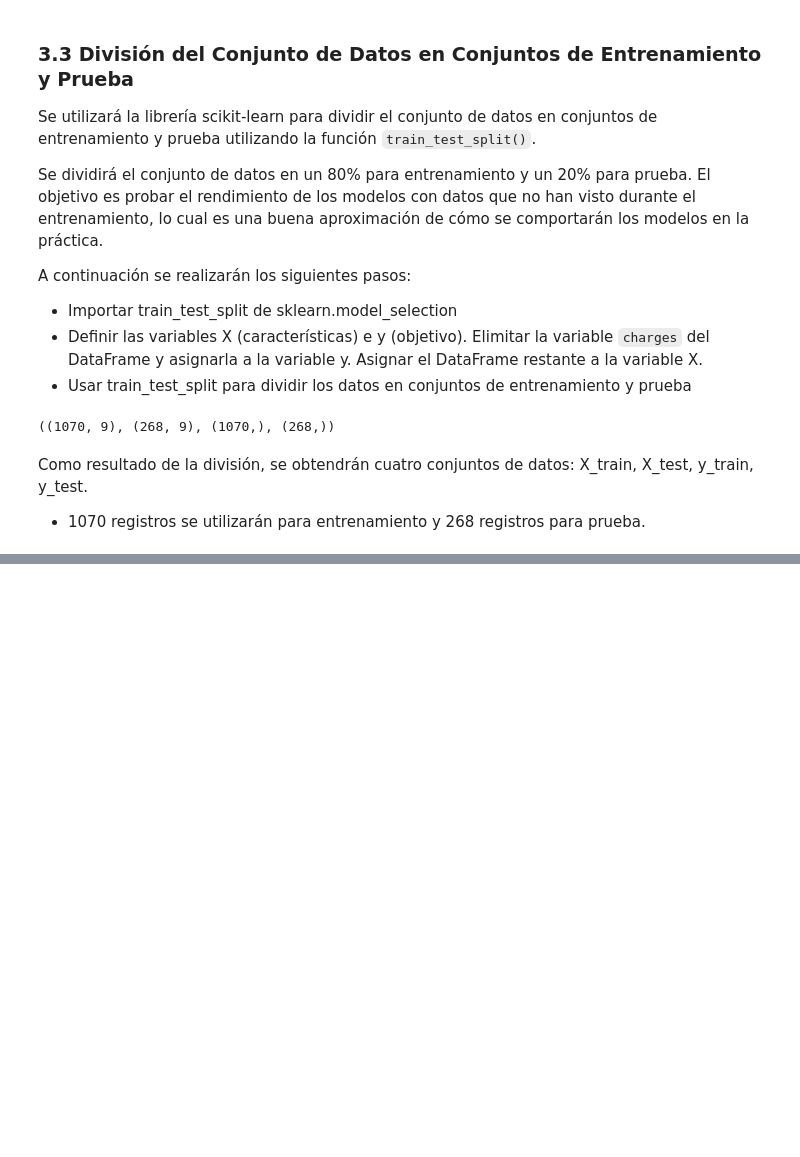
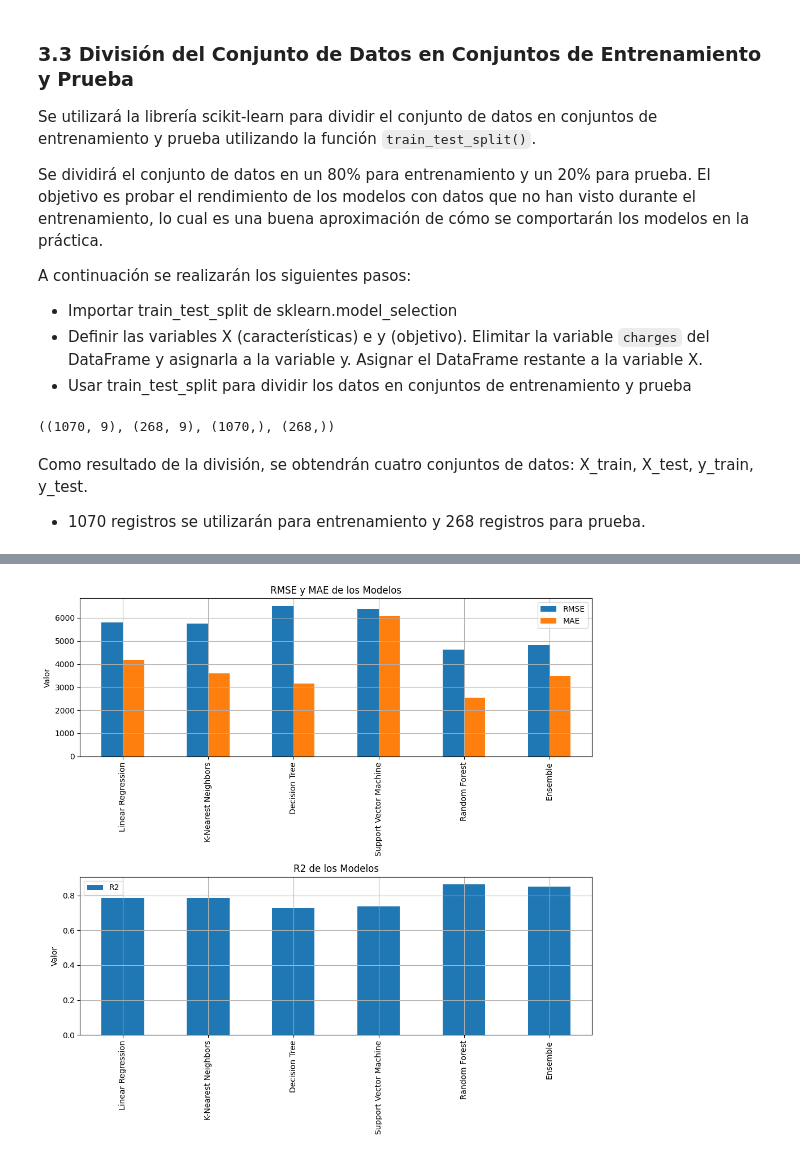
Before and after one commit to palberth/CienciaDatos-MASDI, a Jupyter notebook: Seccion_2/Ejemplo-01/unsurance_cost_regression.ipynb, the cells around one changed output, grey strips where cells are left out. Drawn from its saved outputs; the diff is of its cells as text; code cells hidden in the pictures; blank space fills up the shorter version.

```diff
--- a/Seccion_2/Ejemplo-01/unsurance_cost_regression.ipynb
+++ b/Seccion_2/Ejemplo-01/unsurance_cost_regression.ipynb
@@ -457,0 +481,26 @@ Como resultado de la división, se obtendrán cuatro conjuntos de datos: X_train
+# %%
+# Importar las librerías necesarias
+from sklearn.linear_model import LinearRegression
+from sklearn.neighbors import KNeighborsRegressor
+from sklearn.tree import DecisionTreeRegressor
+from sklearn.svm import SVR
+from sklearn.ensemble import RandomForestRegressor
+from sklearn.ensemble import VotingRegressor
+
+# Inicializar los modelos
+lr = LinearRegression()
+knn = KNeighborsRegressor()
+dt = DecisionTreeRegressor()
+svm = SVR()
+rf = RandomForestRegressor()
+
+# Ajustar los modelos
+lr.fit(X_train, y_train)
+knn.fit(X_train, y_train)
+dt.fit(X_train, y_train)
+svm.fit(X_train, y_train)
+rf.fit(X_train, y_train)
+
+# Ensamble de modelos
+vr = VotingRegressor(estimators=[('lr', lr), ('knn', knn), ('dt', dt), ('svm', svm), ('rf', rf)])
+vr.fit(X_train, y_train)
@@ -457,0 +561,20 @@ Como resultado de la división, se obtendrán cuatro conjuntos de datos: X_train
+# %%
+# Crear una figura con dos subgráficos
+fig, ax = plt.subplots(2, 1, figsize=(10, 10))
+
+# Gráfico para RMSE y MAE
+metrics_df[['RMSE', 'MAE']].plot(kind='bar', ax=ax[0])
+ax[0].set_title('RMSE y MAE de los Modelos')
+ax[0].set_ylabel('Valor')
+ax[0].grid(True)
+
+# Gráfico para R2
+metrics_df[['R2']].plot(kind='bar', ax=ax[1])
+ax[1].set_title('R2 de los Modelos')
+ax[1].set_ylabel('Valor')
+ax[1].grid(True)
+
+plt.tight_layout()
+plt.show()
+# %% [output]
+[figure, added]
```
Also changed, not shown: parts of 6 cells of this notebook.
